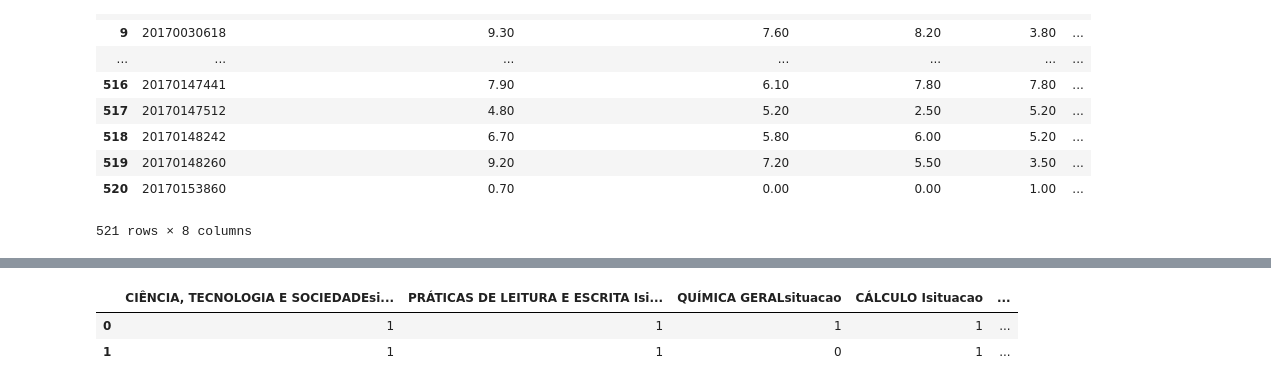
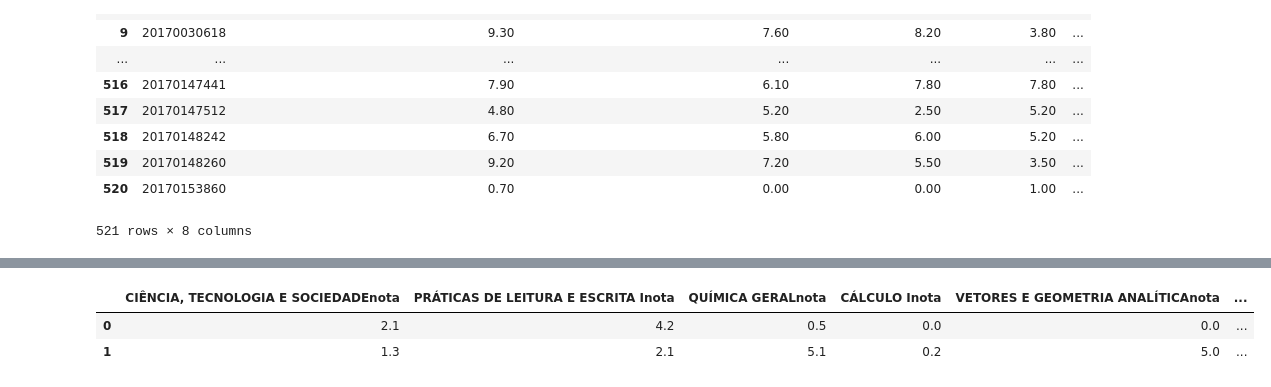
Before and after one commit to repitta/CienciaDeDadosEducacionais, a Jupyter notebook: Análise_Luana.ipynb, the cells around one changed output, grey strips where cells are left out. Cells and saved outputs as stored; diff of their text form; code cells hidden in the pictures.

```diff
--- a/Análise_Luana.ipynb
+++ b/Análise_Luana.ipynb
@@ -522,7 +522,7 @@ sns.despine(offset=10, trim=True)
 #Gráfica de correlação entre as disciplinas
 datasetNotas = tabela2[['CIÊNCIA, TECNOLOGIA E SOCIEDADEnota', 'PRÁTICAS DE LEITURA E ESCRITA Inota', 'QUÍMICA GERALnota', 'CÁLCULO Inota',
                         'VETORES E GEOMETRIA ANALÍTICAnota', 'PRÉ-CÁLCULOnota','LÓGICA DE PROGRAMAÇÃOnota' ]]
-datasetNotas = datasetNotas.replace("-",-1)
+datasetNotas = datasetNotas.replace("-",0)
 datasetNotas = datasetNotas.reset_index(drop = True)
 datasetNotas = datasetNotas.astype(float)
 # %%
@@ -674,15 +655,31 @@ datasetBayes.to_csv('dataset.csv')
 # %%
-copy = datasetBayes.drop("matricula", axis=1)
+#copy = datasetBayes.drop("matricula", axis=1)
 #retirar a coluna LÓGICA DE PROGRAMAÇÃOsituacao pq é a coluna que queremos prever
-target = copy['LÓGICA DE PROGRAMAÇÃOsituacao']
-cols = copy.columns
-data = copy[cols]
-data = data.drop("LÓGICA DE PROGRAMAÇÃOsituacao", axis=1)
+#target = copy['LÓGICA DE PROGRAMAÇÃOsituacao']
+#cols = copy.columns
+#data = copy[cols]
+#data = data.drop("LÓGICA DE PROGRAMAÇÃOsituacao", axis=1)
+#data.head(n=2)
+
+
+def catPro(row):
+  a = row["LÓGICA DE PROGRAMAÇÃOnota"]
+  if a < 5:
+    return 1 # Reprovado
+  else:
+    return 0 #Aprovado
+
+datasetNotas['LÓGICA DE PROGRAMAÇÃOnota'] = datasetNotas.apply(catPro, axis=1)
+#retirar a coluna LÓGICA DE PROGRAMAÇÃOsituacao pq é a coluna que queremos prever
+target = datasetNotas['LÓGICA DE PROGRAMAÇÃOnota']
+cols = datasetNotas.columns
+data = datasetNotas[cols]
+data = data.drop("LÓGICA DE PROGRAMAÇÃOnota", axis=1)
 data.head(n=2)
 # %% [output]
-|  | CIÊNCIA, TECNOLOGIA E SOCIEDADEsi... | PRÁTICAS DE LEITURA E ESCRITA Isi... | QUÍMICA GERALsituacao | CÁLCULO Isituacao | ... |
-| 0 | 1 | 1 | 1 | 1 | ... |
-| 1 | 1 | 1 | 0 | 1 | ... |
+|  | CIÊNCIA, TECNOLOGIA E SOCIEDADEnota | PRÁTICAS DE LEITURA E ESCRITA Inota | QUÍMICA GERALnota | CÁLCULO Inota | VETORES E GEOMETRIA ANALÍTICAnota | ... |
+| 0 | 2.1 | 4.2 | 0.5 | 0.0 | 0.0 | ... |
+| 1 | 1.3 | 2.1 | 5.1 | 0.2 | 5.0 | ... |
 # %%
 #import the necessary module
 from sklearn.model_selection import train_test_split
```
Also changed, not shown: parts of 19 cells of this notebook.
